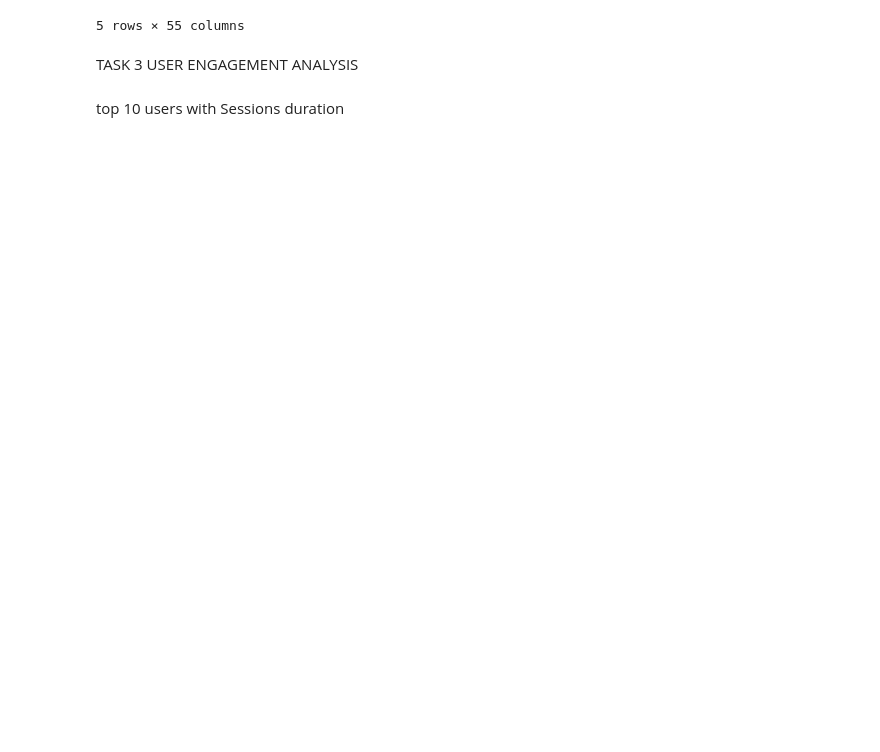
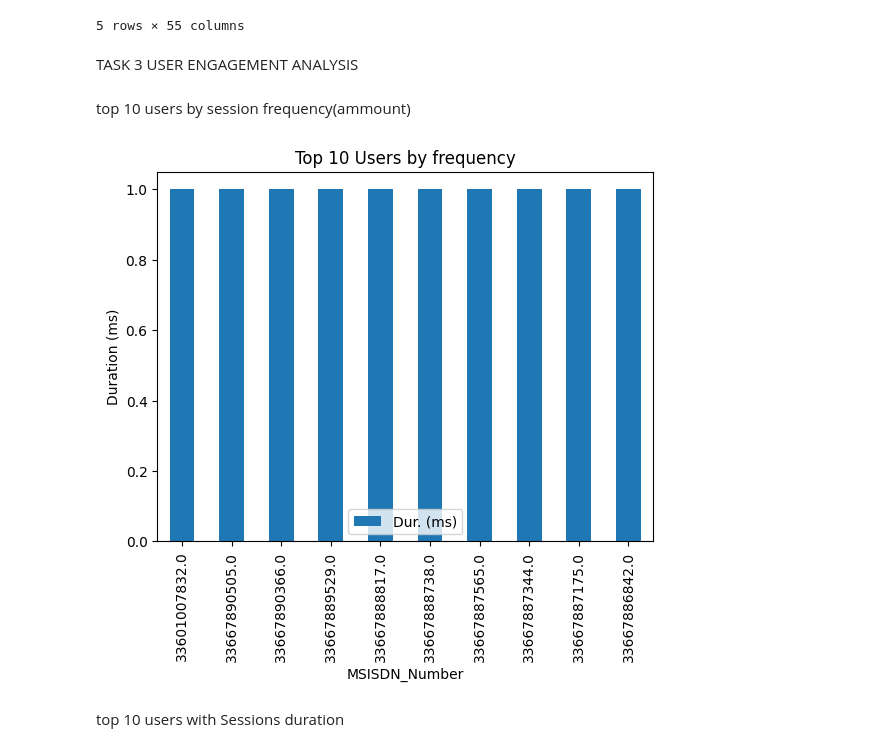
Before and after one commit to Eyouel-T/tellco, a Jupyter notebook: tellco.ipynb, the cells around one changed output. Cells and saved outputs as stored; diff of their text form; code cells hidden in the pictures; blank space fills up the shorter version.

```diff
--- a/tellco.ipynb
+++ b/tellco.ipynb
@@ -195,6 +191,19 @@ df.head()
 5 rows × 55 columns
 # %% [markdown]
 TASK 3 USER ENGAGEMENT ANALYSIS
+# %% [markdown]
+top 10 users by session frequency(ammount)
+# %%
+users_session_frequency = df.groupby("MSISDN/Number").agg({"Dur. (ms)": "count"})
+sorted_users = users_session_frequency.sort_values("Dur. (ms)")
+top_10_users_by_frequency = sorted_users.head(10)
+top_10_users_by_frequency.plot(kind='bar')
+plt.xlabel('MSISDN_Number')
+plt.ylabel('Duration (ms)')
+plt.title('Top 10 Users by frequency')
+plt.show()
+# %% [output]
+[figure, added]
 # %% [markdown]
 top 10 users with Sessions duration
 # %%
```
Also changed, not shown: parts of 13 cells of this notebook.
